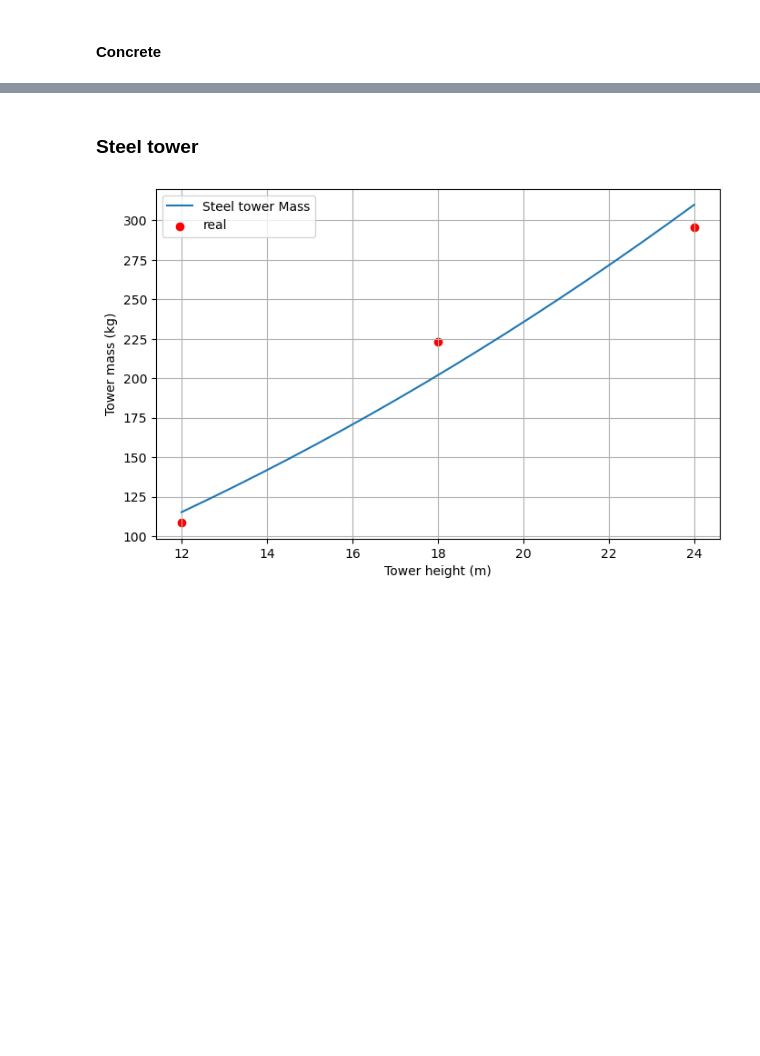
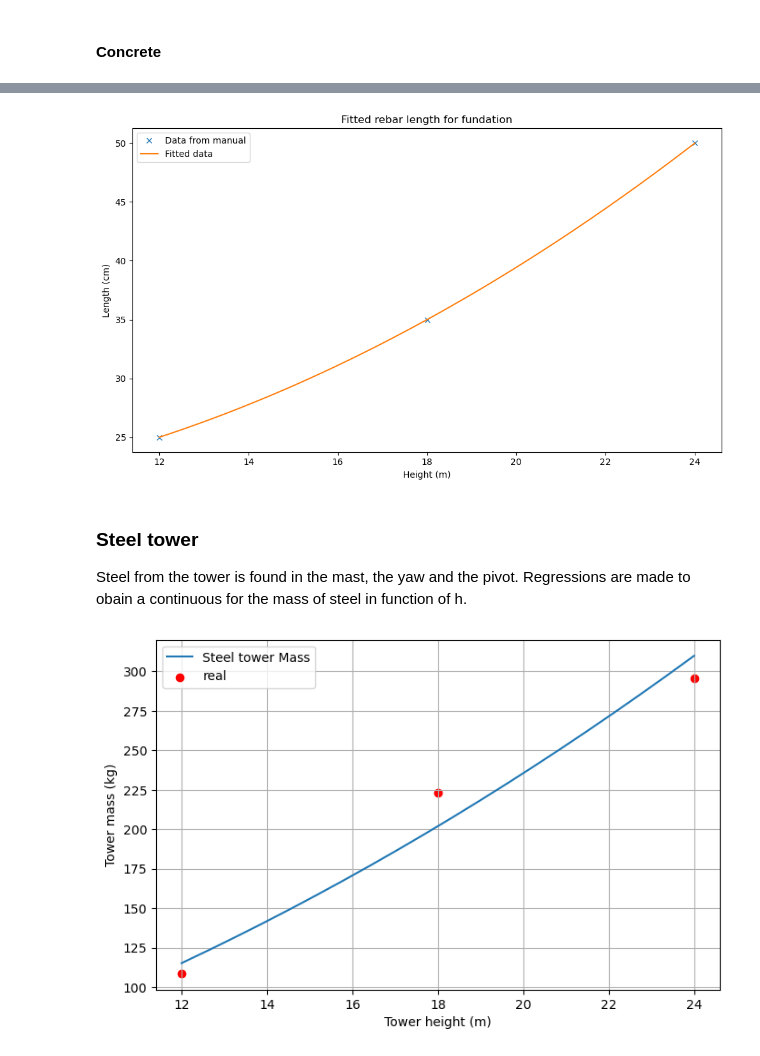
Before and after one commit to vlechappe/sustain-4-SWT, a Jupyter notebook: LCA/eco-optimization_tool/lca_param_syst_noload.ipynb, the cells around one changed output, grey strips where cells are left out. Cells and saved outputs as stored; diff of their text form; code cells hidden in the pictures; blank space fills up the shorter version.

```diff
--- a/LCA/eco-optimization_tool/lca_param_syst_noload.ipynb
+++ b/LCA/eco-optimization_tool/lca_param_syst_noload.ipynb
@@ -266,5 +286,5 @@ plt.show()
 # %%
 rebar_df = pd.DataFrame({'Height':[12,18,24],
-                        'Lenght':[25,35,50]})
+                        'Length':[25,35,50]}) # length or mass ?
 
-rebar_coeff = np.polyfit(rebar_df['Height'],rebar_df['Lenght'], deg = 2)
+rebar_coeff = np.polyfit(rebar_df['Height'],rebar_df['Length'], deg = 2)
@@ -273,2 +291,25 @@ rebar_coeff = np.polyfit(rebar_df['Height'],rebar_df['Lenght'], deg = 2)
+# %%
+h_vals = np.linspace(h_min, h_max, 100)
+
+#length_fitted = rebar_coeff[0]*h_vals**2+rebar_coeff[1]*h_vals + rebar_coeff[2]
+length_fitted = np.polyval(rebar_coeff,h_vals)
+
+# Plotting
+fig = plt.figure(figsize=(10, 6))
+ax = fig.add_subplot(111)
+ax.plot(rebar_df['Height'], rebar_df['Length'], 'x', label='Data from manual')
+ax.plot(h_vals, length_fitted,label='Fitted data')
+
+ax.set_xlabel('Height (m)')
+ax.set_ylabel('Length (cm)')
+ax.set_title('Fitted rebar length for fundation')
+plt.tight_layout()
+ax.legend()
+#plt.savefig("Outputs/Curves/fitted_rebar_length.png", dpi=300)
+plt.show()
+# %% [output]
+[figure, added]
 # %% [markdown]
 ###  Steel tower
+
+Steel from the tower is found in the mast, the yaw and the pivot. Regressions are made to obain a continuous for the mass of steel in function of h.
```
Also changed, not shown: parts of 59 cells of this notebook.
